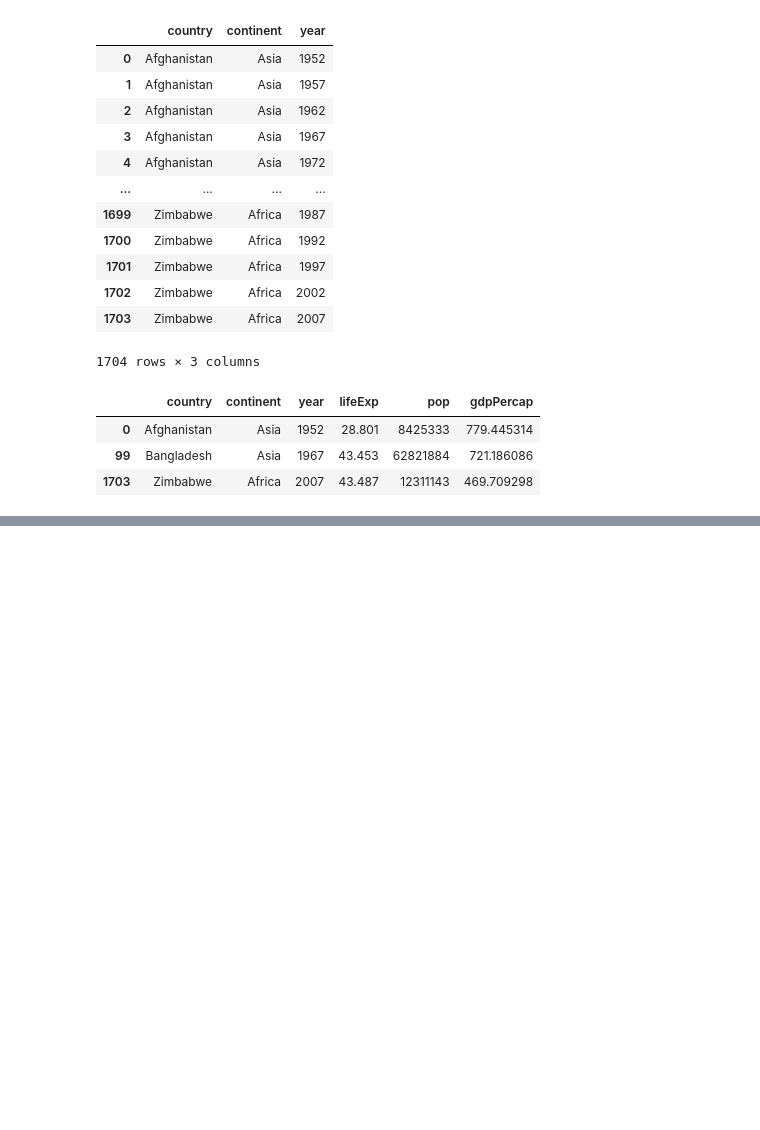
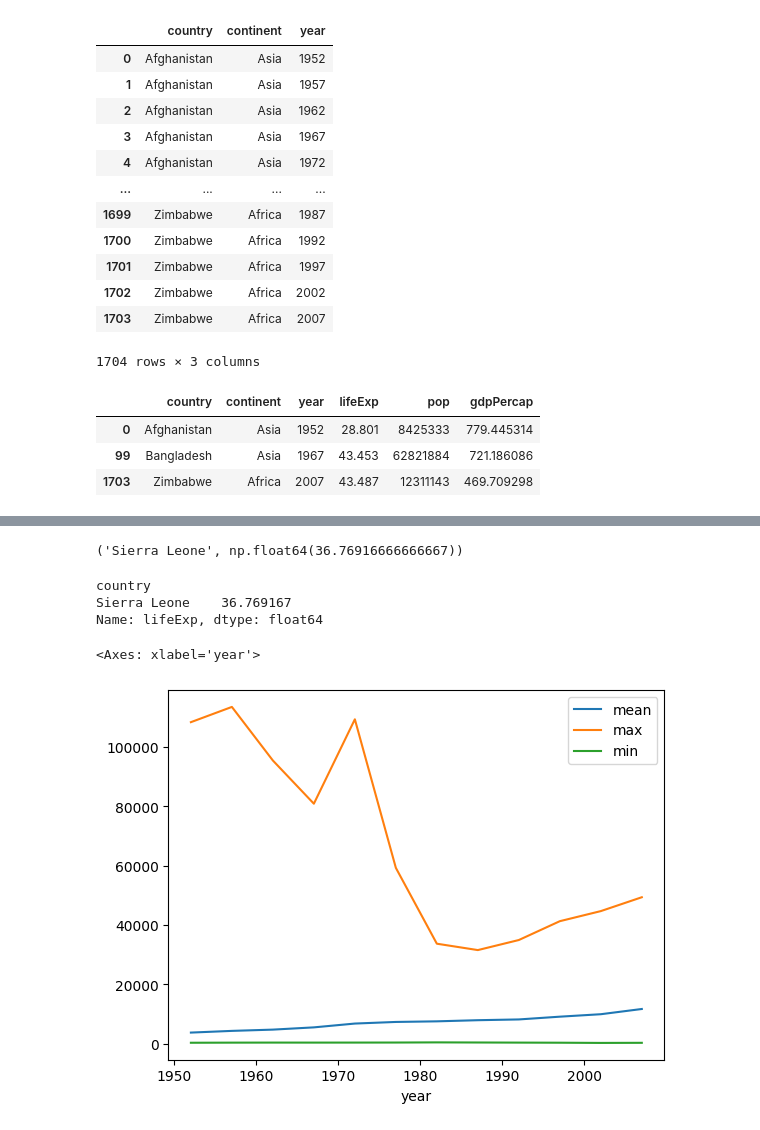
Before and after one commit to irisyshin/hipython_rep, a Jupyter notebook: 13_데이터프레임연습.ipynb, the cells around one changed output, grey strips where cells are left out. Drawn from its saved outputs; the diff is of its cells as text; code cells hidden in the pictures; blank space fills up the shorter version.

```diff
--- a/13_데이터프레임연습.ipynb
+++ b/13_데이터프레임연습.ipynb
@@ -70,0 +271,12 @@ df1.iloc[[0,99,-1]]
+# %%
+#country, continent, year 집계가능 속성
+#mean, max, min
+
+# 집계 가능 속성들
+#df[['col1', 'col2']].agg(['함수1', '함수2', ...])
+
+df1[['lifeExp','pop','gdpPercap']].agg(['mean','max','min'])
+gb_contry = df1.groupby('country')[['lifeExp','pop','gdpPercap']].agg(['mean','max','min'])
+gb_continent = df1.groupby('continent')[['lifeExp','pop','gdpPercap']].agg(['mean','max','min'])
+gb_year = df1.groupby('year')[['lifeExp','pop','gdpPercap']].agg(['mean','max','min'])
+gb_contry
@@ -70,0 +328,19 @@ df1.iloc[[0,99,-1]]
+# %%
+#기대수명 평균이 가장 낮은 국가는?
+lowest_lifeexp = gb_contry['lifeExp']['mean'].idxmin()
+lowest_value = gb_contry['lifeExp']['mean'].min()
+lowest_lifeexp, lowest_value
+# %% [output]
+('Sierra Leone', np.float64(36.76916666666667))
+# %%
+df1.groupby('country')['lifeExp'].mean().sort_values().head(1)
+# %% [output]
+country
+Sierra Leone    36.769167
+Name: lifeExp, dtype: float64
+# %%
+g_df_mean = gb_year['gdpPercap']
+g_df_mean.plot()
+# %% [output]
+<Axes: xlabel='year'>
+[figure, added]
```
Also changed, not shown: parts of 18 cells of this notebook, 11 other files.
